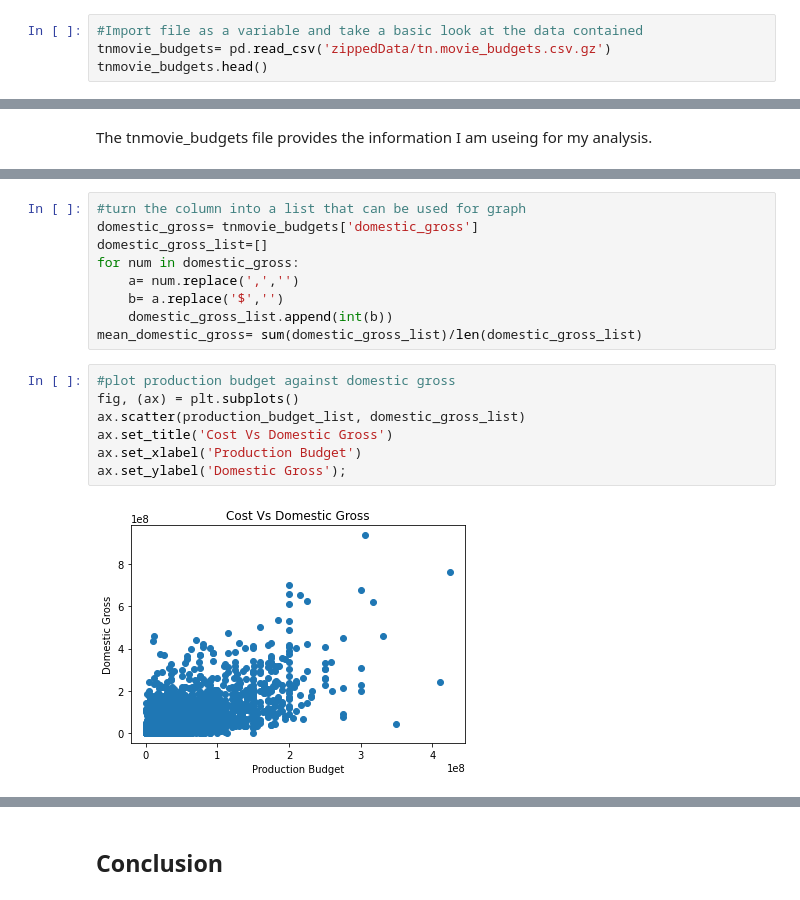
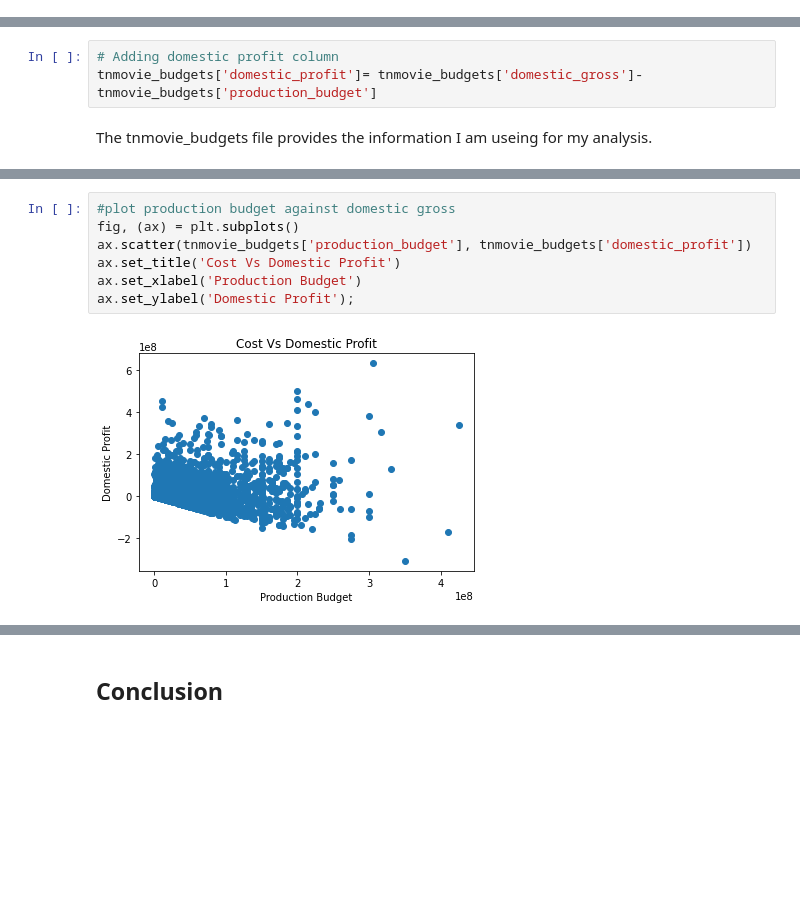
Before and after one commit to meowkaiser/STRONGEST_Project1, a Jupyter notebook: Final_notebook.ipynb, the cells around one changed output, grey strips where cells are left out. Saved outputs shown, nothing was run; the diff lists cells and outputs as text; blank space fills up the shorter version.

```diff
--- a/Final_notebook.ipynb
+++ b/Final_notebook.ipynb
@@ -1255,7 +1255,3 @@ array([[1.        , 0.69484937],
        [0.69484937, 1.        ]])
 # %% [markdown]
 There is a positive correlation between vote counts and popularity. Meaning that the more a movie is enjoyed (described by the popularity metric) the more people consume it. However we are unable to assume causation. So it is unclear if the popularity drives the count or if the counts drive the popularity. Are people deciding or are group dynamics driving indiviual opinion?
-# %%
-#Import file as a variable and take a basic look at the data contained
-tnmovie_budgets= pd.read_csv('zippedData/tn.movie_budgets.csv.gz')
-tnmovie_budgets.head()
@@ -1269,2 +1267,5 @@ tnmovie_budgets.head()
+# %%
+# Adding domestic profit column
+tnmovie_budgets['domestic_profit']= tnmovie_budgets['domestic_gross']- tnmovie_budgets['production_budget']
 # %% [markdown]
 The tnmovie_budgets file provides the information I am useing for my analysis.
@@ -1289,21 +1272,12 @@ mean_worldwide_gross= sum(worldwide_gross_list)/ len(worldwide_gross_list)
-# %%
-#turn the column into a list that can be used for graph
-domestic_gross= tnmovie_budgets['domestic_gross']
-domestic_gross_list=[]
-for num in domestic_gross:
-    a= num.replace(',','')
-    b= a.replace('$','')
-    domestic_gross_list.append(int(b))
-mean_domestic_gross= sum(domestic_gross_list)/len(domestic_gross_list)
 # %%
 #plot production budget against domestic gross
 fig, (ax) = plt.subplots()
-ax.scatter(production_budget_list, domestic_gross_list)
-ax.set_title('Cost Vs Domestic Gross')
+ax.scatter(tnmovie_budgets['production_budget'], tnmovie_budgets['domestic_profit'])
+ax.set_title('Cost Vs Domestic Profit')
 ax.set_xlabel('Production Budget')
-ax.set_ylabel('Domestic Gross');
+ax.set_ylabel('Domestic Profit');
 # %% [output]
-[figure, old version]
+[figure, new version]
 # %%
 #plot production budget against worldwide gross
 fig, (ax) = plt.subplots()
```
Also changed, not shown: parts of 12 cells of this notebook.
